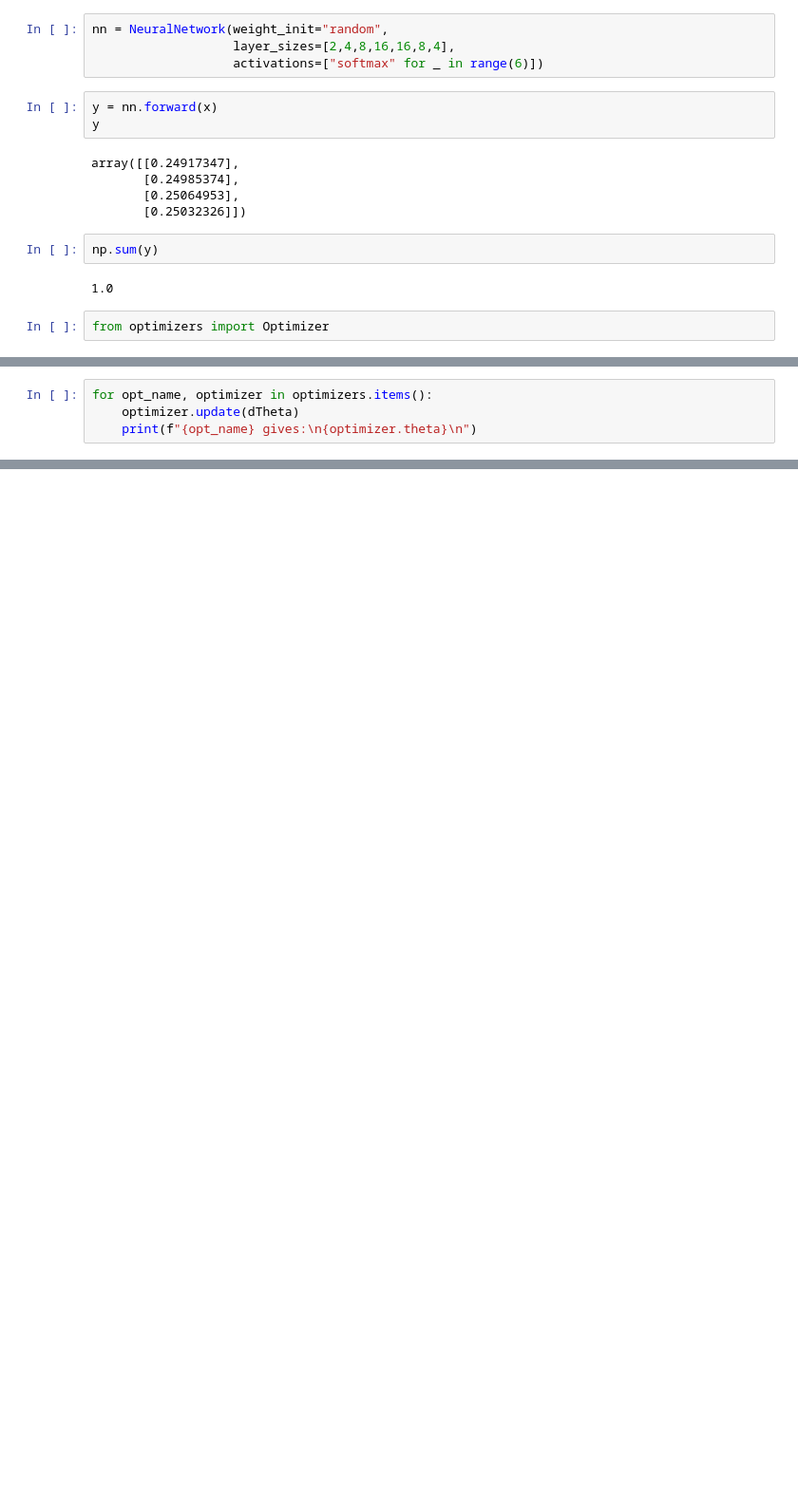
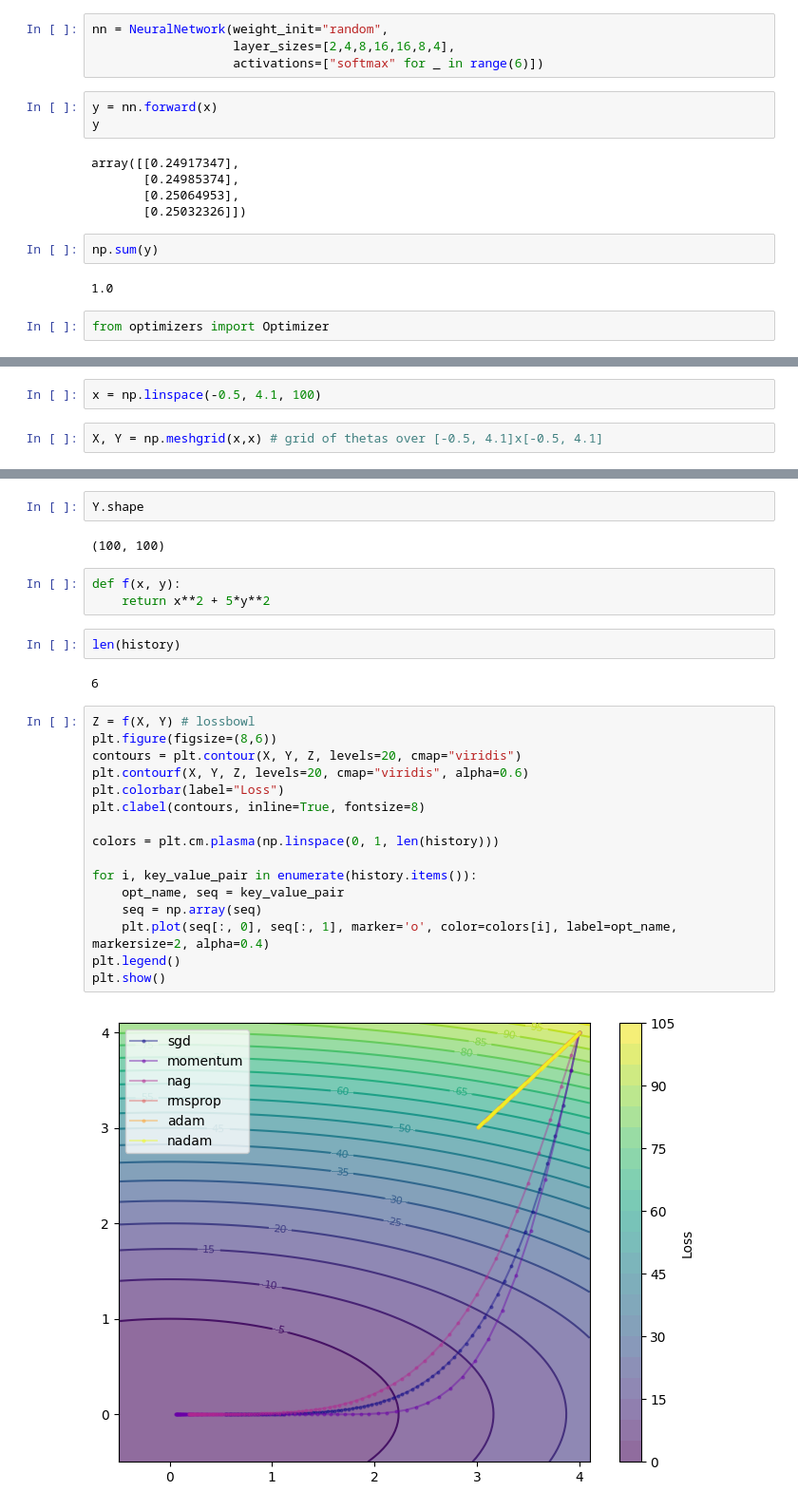
Before and after one commit to rmsValue9232/DA6401_assignment_1, a Jupyter notebook: test2.ipynb, the cells around one changed output, grey strips where cells are left out. Shown at 95% size. Cells and saved outputs as stored; diff of their text form; blank space fills up the shorter version.

Commit message:
Did some more tests on optimizers, fixed optimizer history record mechanism for particular optimizer instance theta

```diff
--- a/test2.ipynb
+++ b/test2.ipynb
@@ -115,4 +112,0 @@ array([ 0.1, -0.2,  0.3])
-# %%
-for opt_name, optimizer in optimizers.items():
-    optimizer.update(dTheta)
-    print(f"{opt_name} gives:\n{optimizer.theta}\n")
@@ -136,0 +157,4 @@ nadam gives:
+# %%
+x = np.linspace(-0.5, 4.1, 100)
+# %%
+X, Y = np.meshgrid(x,x) # grid of thetas over [-0.5, 4.1]x[-0.5, 4.1]
@@ -136,0 +165,29 @@ nadam gives:
+# %%
+Y.shape
+# %% [output]
+(100, 100)
+# %%
+def f(x, y):
+    return x**2 + 5*y**2
+# %%
+len(history)
+# %% [output]
+6
+# %%
+Z = f(X, Y) # lossbowl
+plt.figure(figsize=(8,6))
+contours = plt.contour(X, Y, Z, levels=20, cmap="viridis")
+plt.contourf(X, Y, Z, levels=20, cmap="viridis", alpha=0.6)
+plt.colorbar(label="Loss")
+plt.clabel(contours, inline=True, fontsize=8)
+
+colors = plt.cm.plasma(np.linspace(0, 1, len(history)))
+
+for i, key_value_pair in enumerate(history.items()):
+    opt_name, seq = key_value_pair
+    seq = np.array(seq)
+    plt.plot(seq[:, 0], seq[:, 1], marker='o', color=colors[i], label=opt_name, markersize=2, alpha=0.4)
+plt.legend()
+plt.show()
+# %% [output]
+[figure, added]
```
Also changed, not shown: parts of 5 cells of this notebook, 1 other file.
